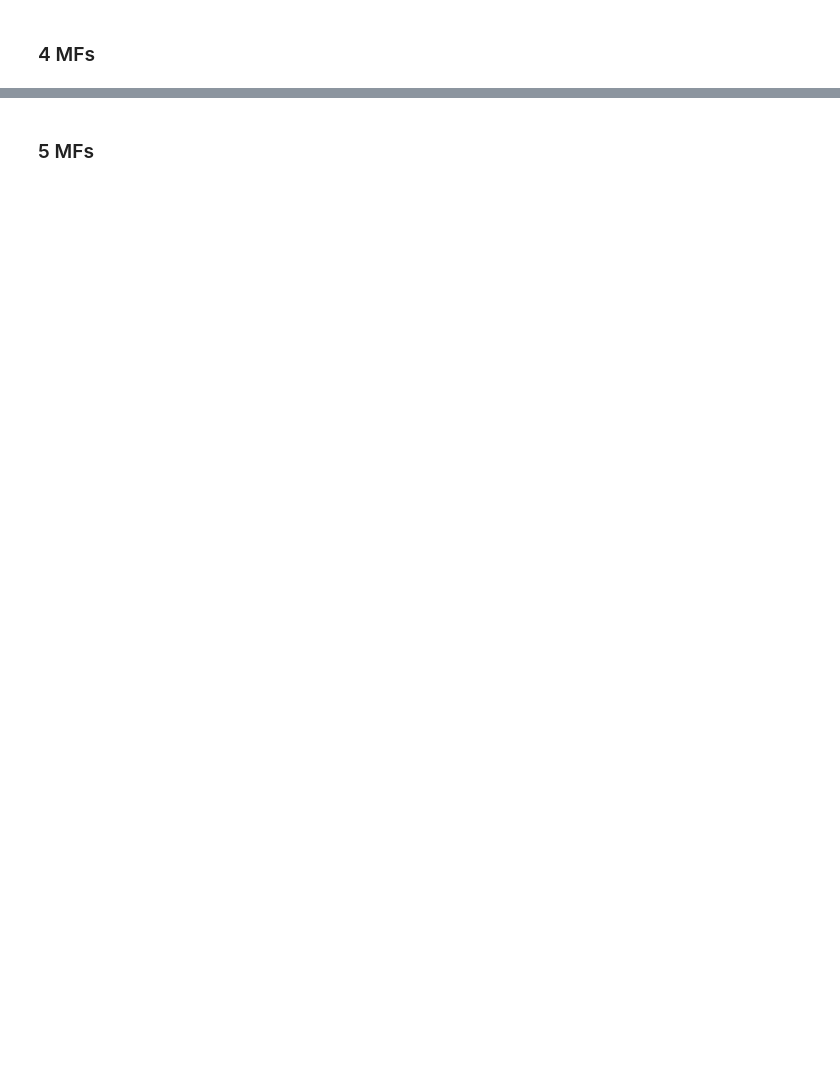
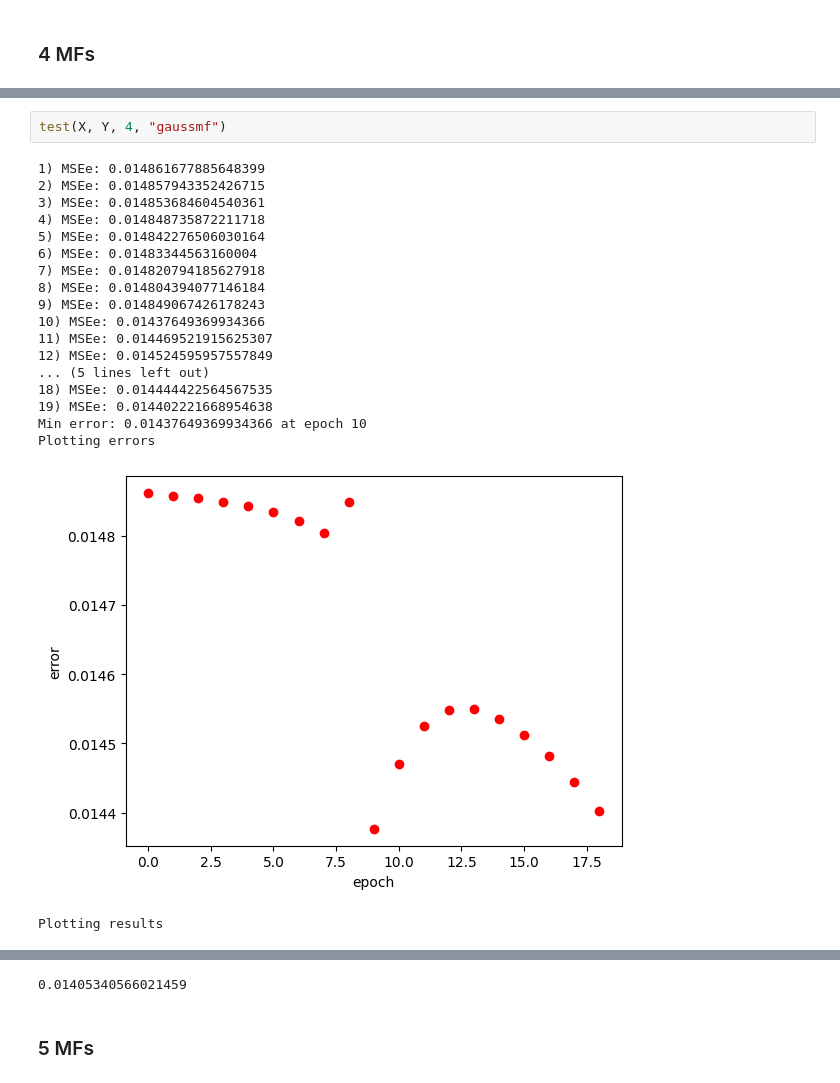
Before and after one commit to Esteb37/fuzzy-control, a Jupyter notebook: anfis/anfis/ANFIS.ipynb, the cells around one changed output, grey strips where cells are left out. Cells and saved outputs as stored; diff of their text form; blank space fills up the shorter version.

```diff
--- a/anfis/anfis/ANFIS.ipynb
+++ b/anfis/anfis/ANFIS.ipynb
@@ -126,0 +109,22 @@ Plotting results
+# %%
+test(X, Y, 4, "gaussmf")
+# %% [output]
+1) MSEe: 0.014861677885648399
+2) MSEe: 0.014857943352426715
+3) MSEe: 0.014853684604540361
+4) MSEe: 0.014848735872211718
+5) MSEe: 0.014842276506030164
+6) MSEe: 0.01483344563160004
+7) MSEe: 0.014820794185627918
+8) MSEe: 0.014804394077146184
+9) MSEe: 0.014849067426178243
+10) MSEe: 0.01437649369934366
+11) MSEe: 0.014469521915625307
+12) MSEe: 0.014524595957557849
+... (5 lines left out)
+18) MSEe: 0.014444422564567535
+19) MSEe: 0.014402221668954638
+Min error: 0.01437649369934366 at epoch 10
+Plotting errors
+[figure, added]
+Plotting results
@@ -127,2 +132,3 @@ Plotting results
+0.01405340566021459
 # %% [markdown]
 ### 5 MFs
```
Also changed, not shown: parts of 45 cells of this notebook, 1 other file.
